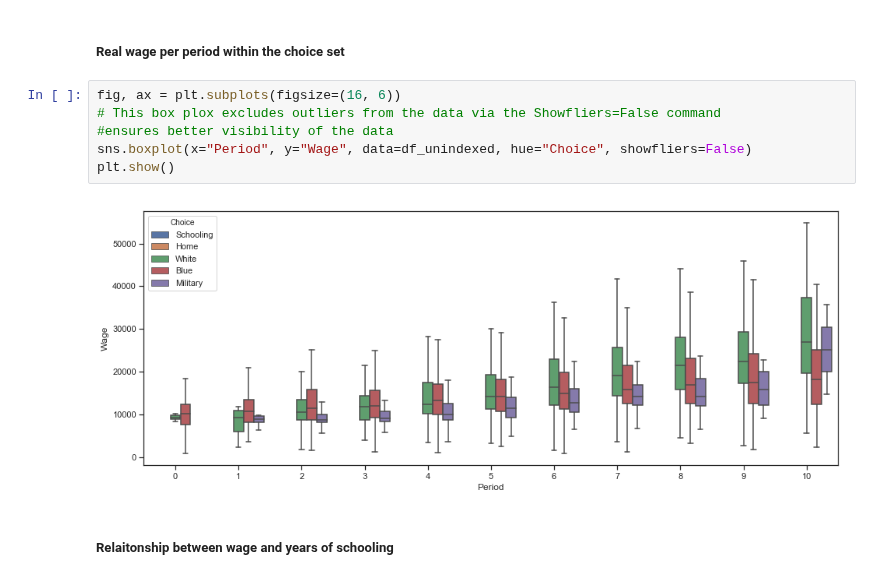
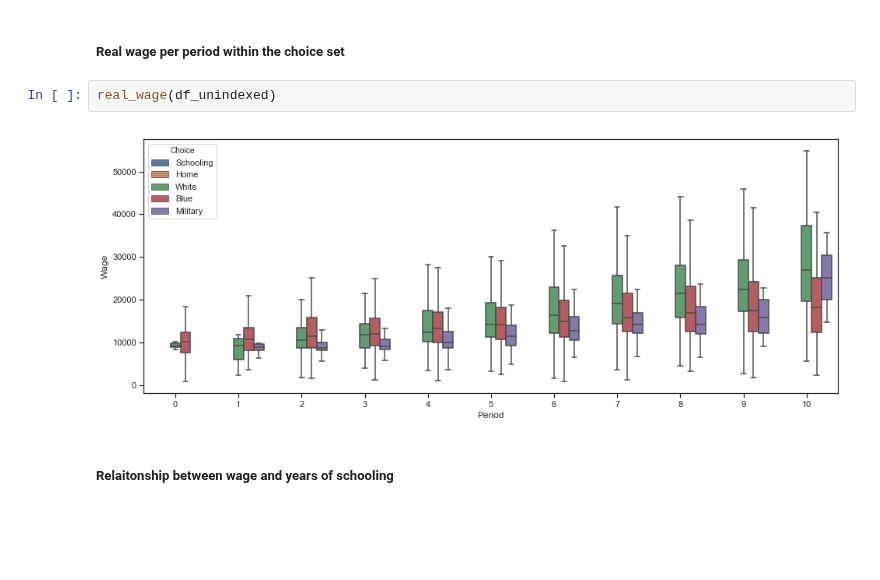
Before and after one commit to Yuleii/student-project-lindamaok899, a Jupyter notebook: student_project.ipynb, the cells around one changed output. Cells and saved outputs as stored; diff of their text form; blank space fills up the shorter version.

```diff
--- a/student_project.ipynb
+++ b/student_project.ipynb
@@ -164,12 +158,8 @@ plt.show()
 # %% [markdown]
 ##### Real wage per period within the choice set
-# %%
-fig, ax = plt.subplots(figsize=(16, 6))
-# This box plox excludes outliers from the data via the Showfliers=False command
-#ensures better visibility of the data
-sns.boxplot(x="Period", y="Wage", data=df_unindexed, hue="Choice", showfliers=False)
-plt.show()
-# %% [output]
-[figure, removed]
+# %%
+real_wage(df_unindexed)
+# %% [output]
+[figure, added]
 # %% [markdown]
 ##### Relaitonship between wage and years of schooling
```
Also changed, not shown: parts of 24 cells of this notebook, 1 other file.
